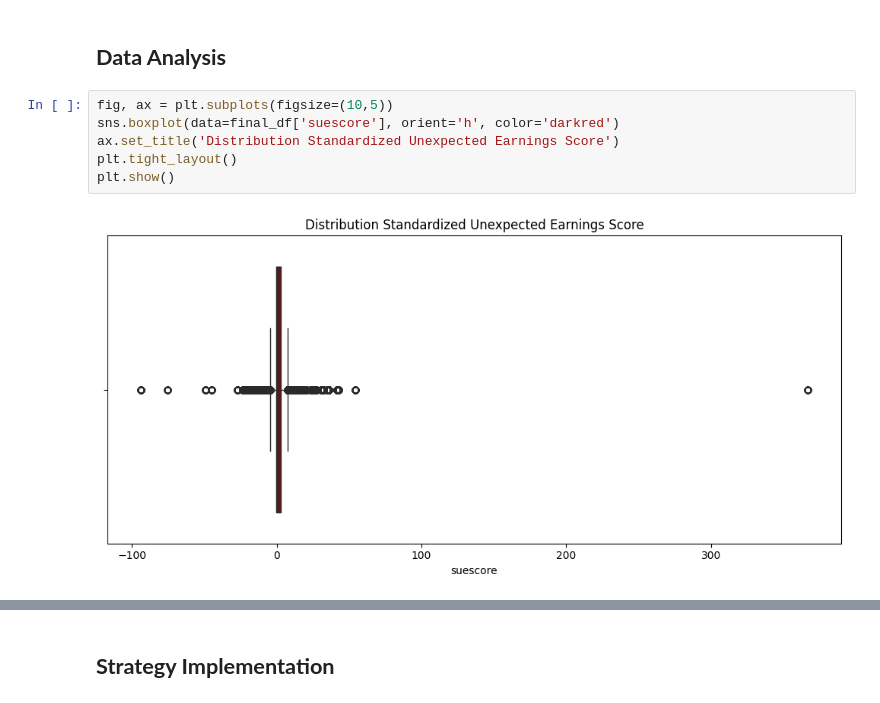
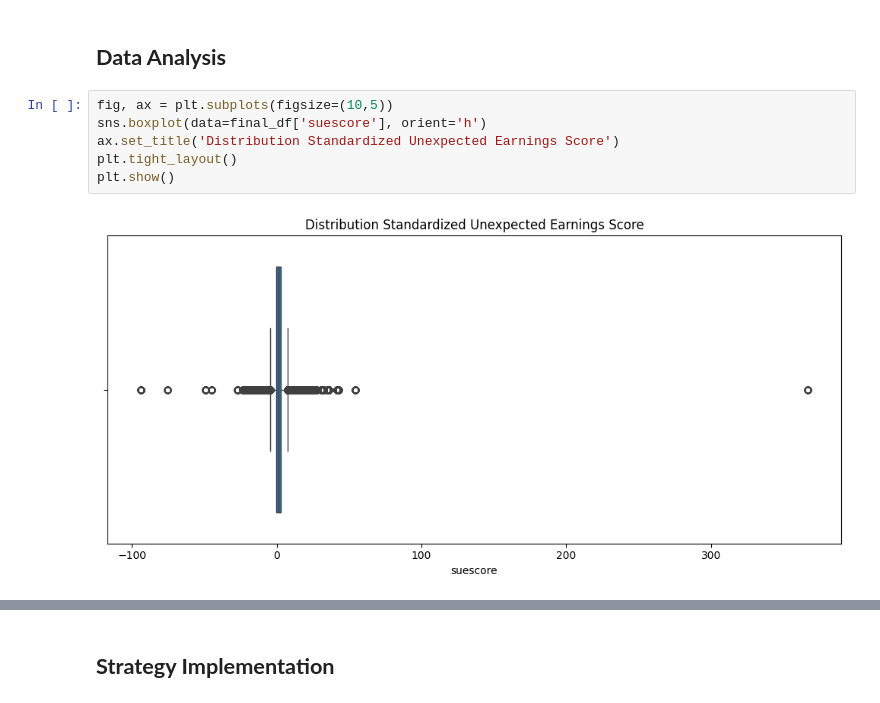
Before and after one commit to harrypandas/qts-final-project, a Jupyter notebook: notebooks/qts_final_project_hh-version.ipynb, the cells around one changed output, grey strips where cells are left out. Cells and saved outputs as stored; diff of their text form.

```diff
--- a/notebooks/qts_final_project_hh-version.ipynb
+++ b/notebooks/qts_final_project_hh-version.ipynb
@@ -1013,12 +1013,12 @@ Top 10 Important Features: ['cgo', 'mom_126', 'revenue_growth', 'short_term_reve
 ## **Data Analysis**
 # %%
 fig, ax = plt.subplots(figsize=(10,5))
-sns.boxplot(data=final_df['suescore'], orient='h', color='darkred')
+sns.boxplot(data=final_df['suescore'], orient='h')
 ax.set_title('Distribution Standardized Unexpected Earnings Score')
 plt.tight_layout()
 plt.show()
 # %% [output]
-[figure, old version]
+[figure, new version]
 # %%
 plt.figure(figsize=(10, 6))
 
```
Also changed, not shown: parts of 3 cells of this notebook.
